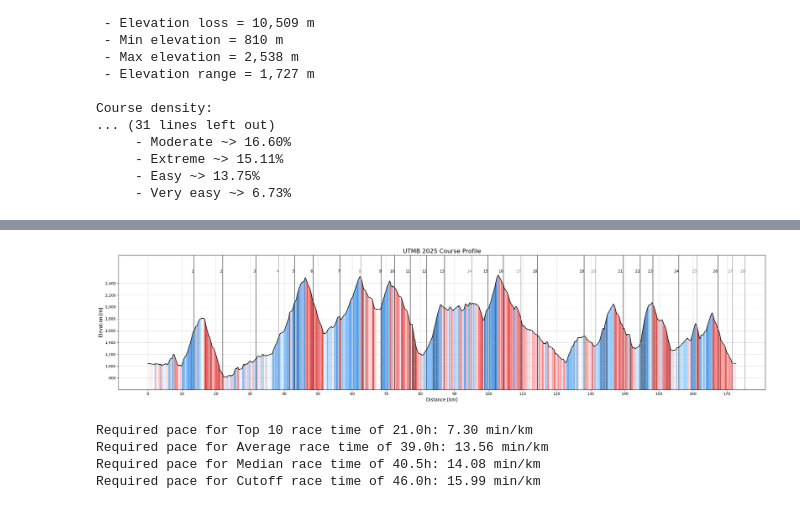
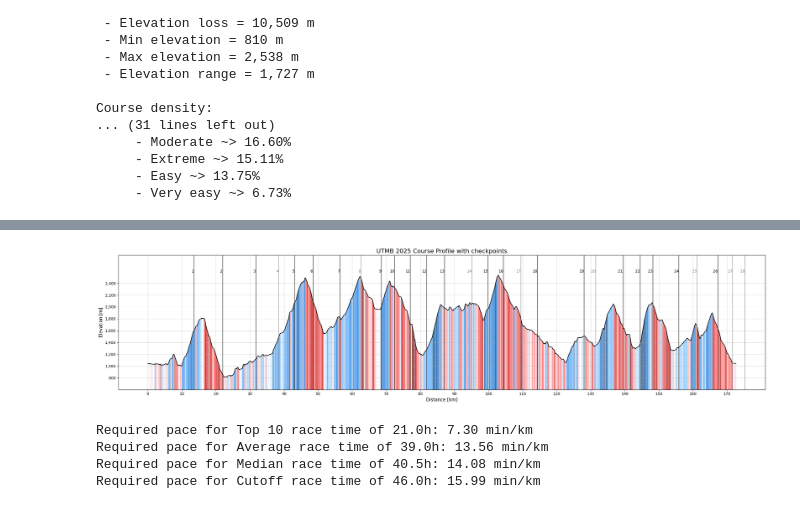
Before and after one commit to 1312Bravo/Path-To-UTMB, a Jupyter notebook: course_analysis/utmb_course_analysis.ipynb, the cells around one changed output, grey strips where cells are left out. Saved outputs shown, nothing was run; the diff lists cells and outputs as text; code cells hidden in the pictures.

```diff
--- a/course_analysis/utmb_course_analysis.ipynb
+++ b/course_analysis/utmb_course_analysis.ipynb
@@ -744,7 +730,7 @@ plot_data = plot_data.groupby("total_distance_2d_m_bin", observed=True).aggregat
     })
 plot_data["slope_class"] = plot_data["slope_perc"].apply(lambda s: classify_slope(s, SLOPE_CATEGORIES))
 
-ax.set_title(f"{"UTMB 2025 Course Profile with checkpoints"}", fontsize=16)
+ax.set_title("UTMB 2025 Course Profile with checkpoints", fontsize=16)
 
 slope_classes = plot_data["slope_class"].values
 change_idx = [0] + (np.where(slope_classes[1:] != slope_classes[:-1])[0] + 1).tolist() + [len(plot_data["total_distance_2d_m"])]
@@ -771,34 +757,34 @@ for _, row in checkpoint_plot_df.iterrows():
 
     ax.text(
         checkpoint_x_m,
         plot_data["elevation_m"].max() + 30,
         str(int(row["checkpoint_label"])),
         rotation = 0,
         ha = "right",
         va = "bottom",
         fontsize = 10,
         color = checkpoint_color,
         alpha = 1.0,
     )
 
 ax.set_xticks(np.arange(0, plot_data["total_distance_2d_m"].max() + 1, 10_000))
 ax.xaxis.set_major_formatter(plt.FuncFormatter(lambda x, _: f"{x/1000:,.0f}"))
 
 ax.set_yticks(np.arange(0, plot_data["elevation_m"].max() + 1, 200))
 ax.yaxis.set_major_formatter(mtick.StrMethodFormatter("{x:,.0f}"))
 ax.set_ylim(
     plot_data["elevation_m"].min() - 0.5 * plot_data["elevation_m"].std(),
     plot_data["elevation_m"].max() + 0.8 * plot_data["elevation_m"].std(),
 )
 
 ax.set_xlabel("Distance [km]", fontsize=12)
 ax.set_ylabel("Elevation [m]", fontsize=12)
 
 plt.grid(alpha=.5)
 plt.tight_layout()
 plt.show()
 # %% [output]
-[figure, old version]
+[figure, new version]
 # %%
 # Goal time pace requirements
 def _required_pace_min_km(
```
Also changed, not shown: parts of 3 cells of this notebook, 6 other files.
